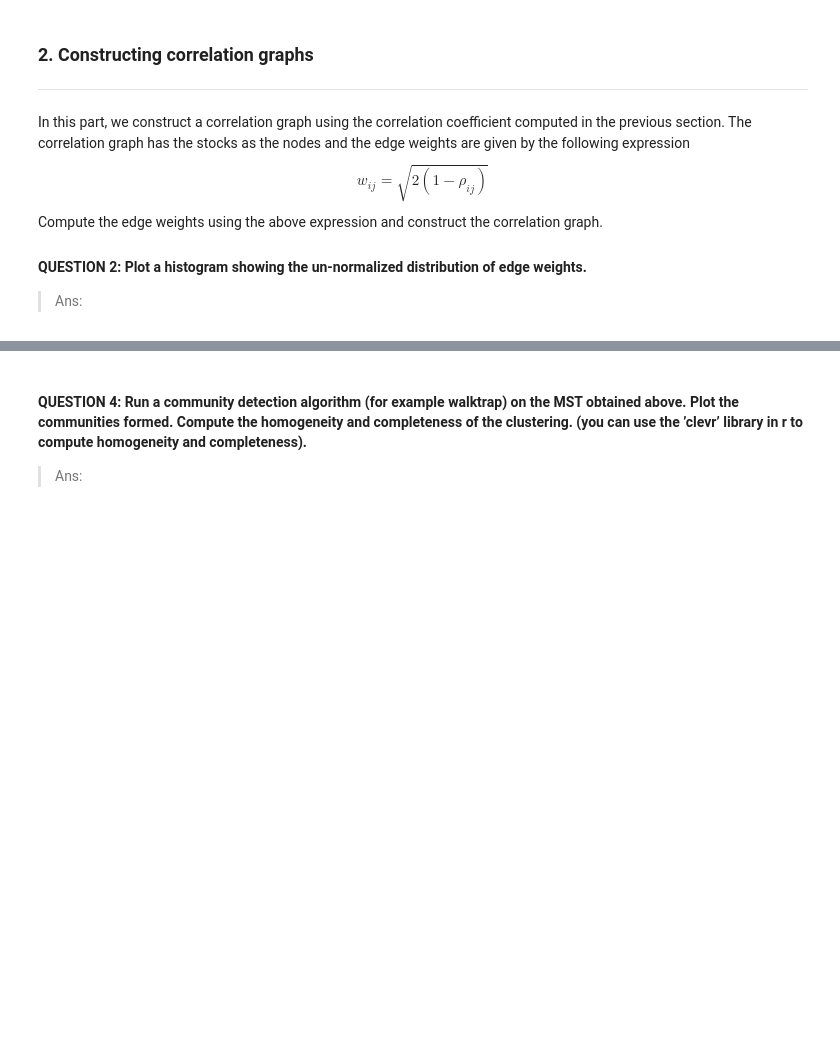
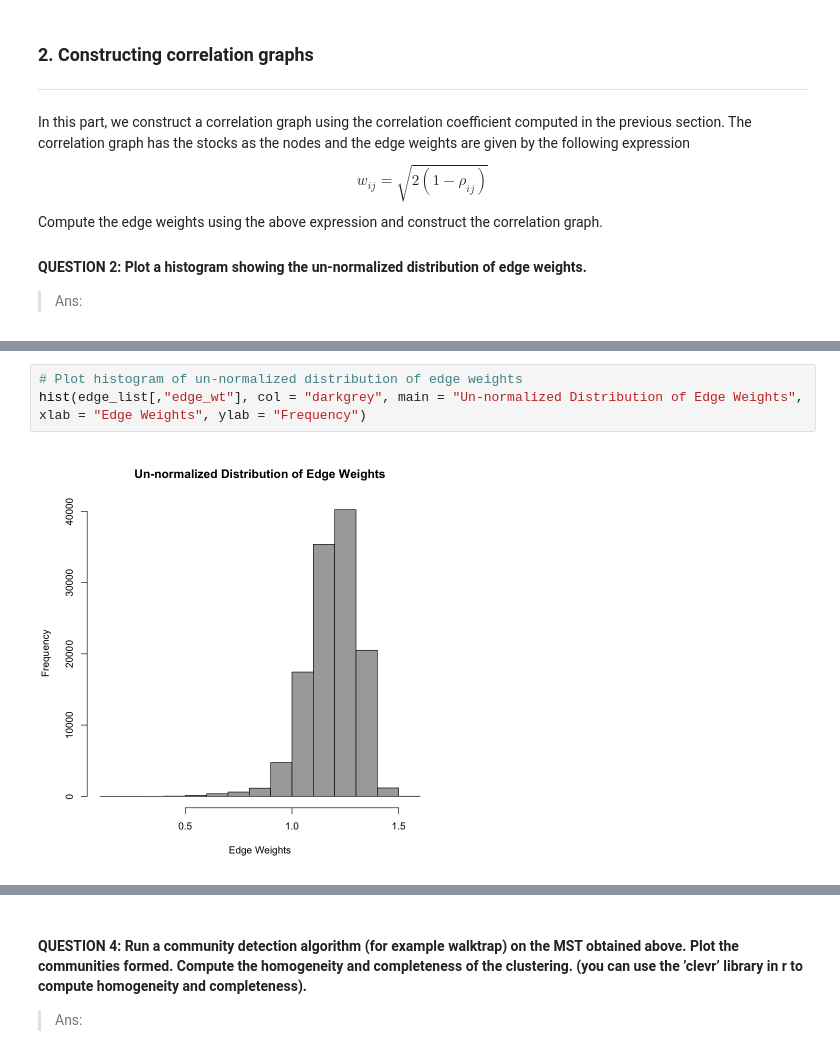
Before and after one commit to kchuang625/ucla-ece-232e-spring-2023-hw, a Jupyter notebook: project4/part1_705668757_905847065_105945588.ipynb, the cells around one changed output, grey strips where cells are left out. Drawn from its saved outputs; the diff is of its cells as text; blank space fills up the shorter version.

```diff
--- a/project4/part1_705668757_905847065_105945588.ipynb
+++ b/project4/part1_705668757_905847065_105945588.ipynb
@@ -39,3 +176,8 @@ Compute the edge weights using the above expression and construct the correlatio
+# %%
+# Plot histogram of un-normalized distribution of edge weights
+hist(edge_list[,"edge_wt"], col = "darkgrey", main = "Un-normalized Distribution of Edge Weights", xlab = "Edge Weights", ylab = "Frequency")
+# %% [output]
+[figure, added]
 # %% [markdown]
 ### 3. Minimum spanning tree (MST)
 ***
```
Also changed, not shown: parts of 22 cells of this notebook.
